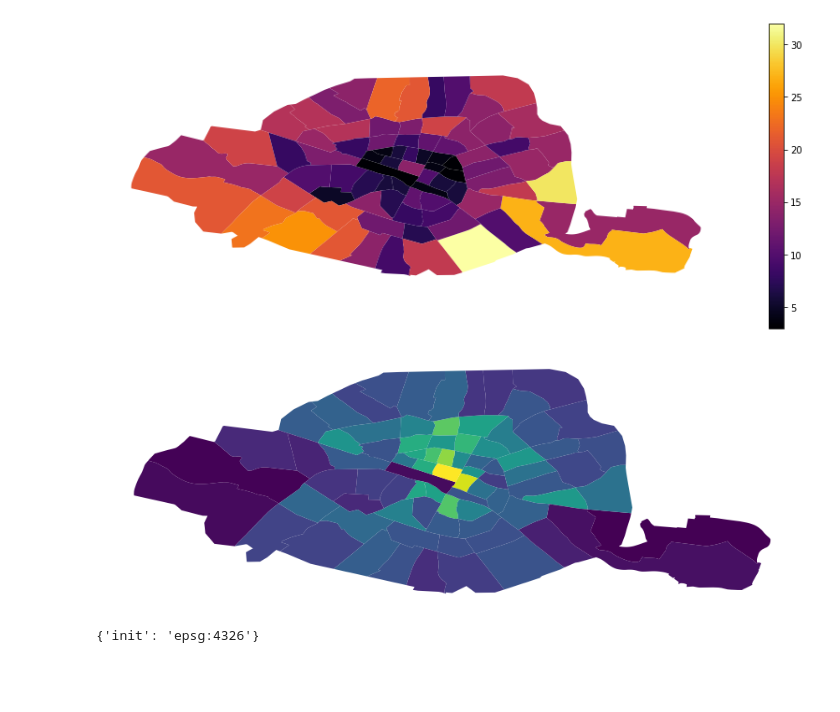
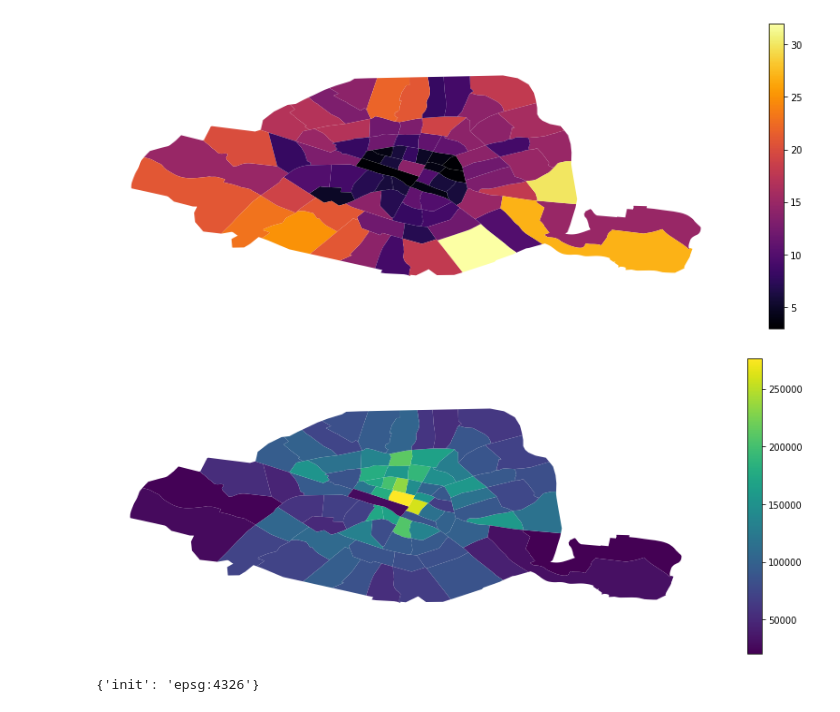
Before and after one commit to nlaille/xebicon19_velib, a Jupyter notebook: notebooks/velib_geo_pandas.ipynb, the cells around one changed output. Cells and saved outputs as stored; diff of their text form; code cells hidden in the pictures; blank space fills up the shorter version.

```diff
--- a/notebooks/velib_geo_pandas.ipynb
+++ b/notebooks/velib_geo_pandas.ipynb
@@ -241,10 +241,10 @@ ax.set_axis_off()
 # %%
 districts['nb_ebike_stations_relative_to_area'] = districts['nb_ebike_stations'] / districts.geometry.area
 # %%
-ax = districts.plot(column='nb_ebike_stations_relative_to_area', figsize=(15, 6))
+ax = districts.plot(column='nb_ebike_stations_relative_to_area', figsize=(15, 6), legend=True)
 ax.set_axis_off()
 # %% [output]
-[figure, old version]
+[figure, new version]
 # %%
 stations.crs
 # %% [output]
```
Also changed, not shown: parts of 12 cells of this notebook, 5 other files.
